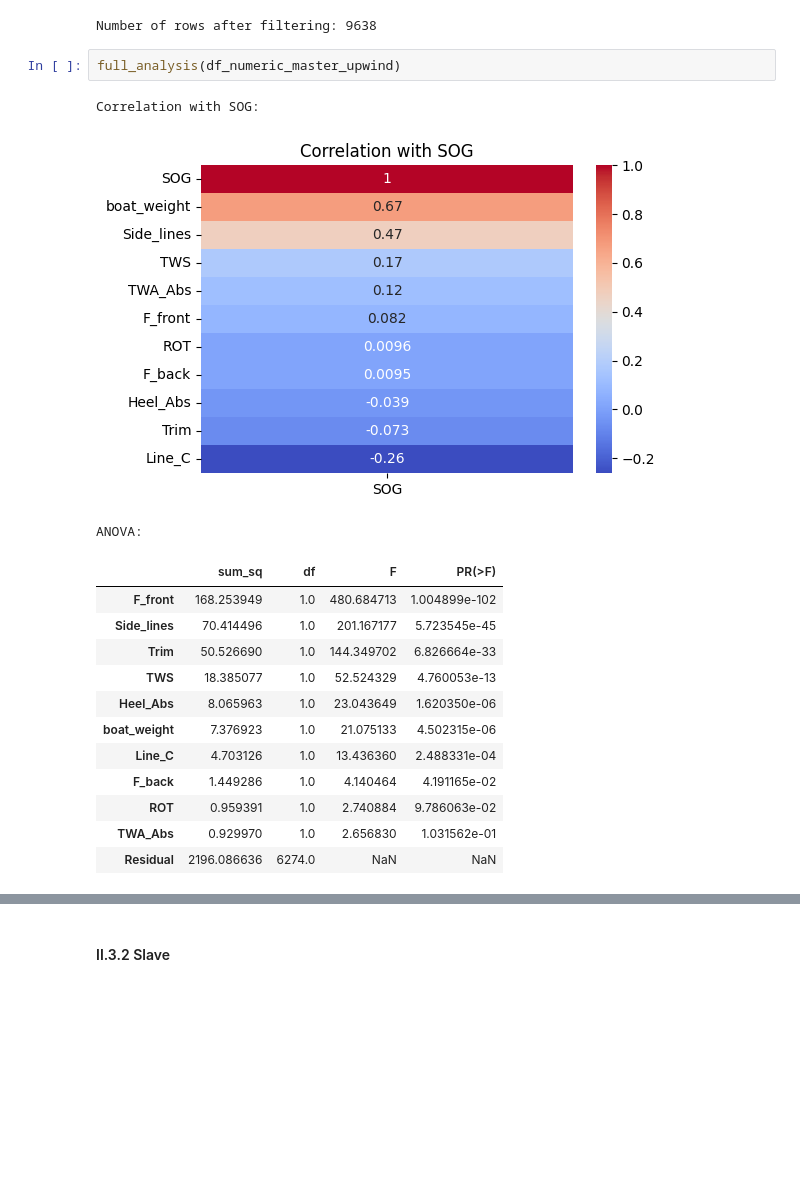
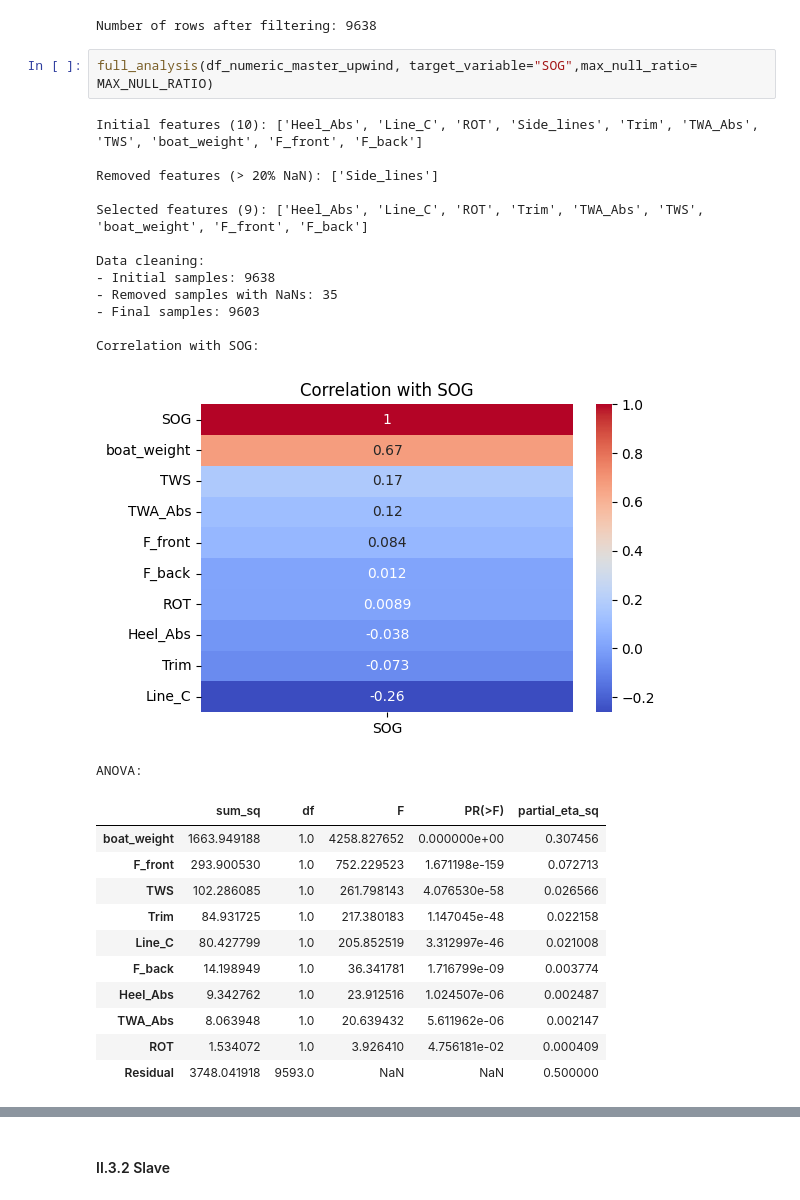
Before and after one commit to HusamJubranEPFL/FormulaKiteDataAnalysis, a Jupyter notebook: Straight Run/analysis_senseboard.ipynb, the cells around one changed output, grey strips where cells are left out. Cells and saved outputs as stored; diff of their text form; blank space fills up the shorter version.

```diff
--- a/Straight Run/analysis_senseboard.ipynb
+++ b/Straight Run/analysis_senseboard.ipynb
@@ -562,21 +364,31 @@ print(f"Number of rows after filtering: {len(df_numeric_master_upwind)}")
 # %% [output]
 Number of rows after filtering: 9638
 # %%
-full_analysis(df_numeric_master_upwind)
+full_analysis(df_numeric_master_upwind, target_variable="SOG",max_null_ratio= MAX_NULL_RATIO)
 # %% [output]
+Initial features (10): ['Heel_Abs', 'Line_C', 'ROT', 'Side_lines', 'Trim', 'TWA_Abs', 'TWS', 'boat_weight', 'F_front', 'F_back']
+
+Removed features (> 20% NaN): ['Side_lines']
+
+Selected features (9): ['Heel_Abs', 'Line_C', 'ROT', 'Trim', 'TWA_Abs', 'TWS', 'boat_weight', 'F_front', 'F_back']
+
+Data cleaning:
+- Initial samples: 9638
+- Removed samples with NaNs: 35
+- Final samples: 9603
+
 Correlation with SOG:
-[figure, old version]
+[figure, new version]
 ANOVA:
-|  | sum_sq | df | F | PR(>F) |
-| F_front | 168.253949 | 1.0 | 480.684713 | 1.004899e-102 |
-| Side_lines | 70.414496 | 1.0 | 201.167177 | 5.723545e-45 |
-| Trim | 50.526690 | 1.0 | 144.349702 | 6.826664e-33 |
-| TWS | 18.385077 | 1.0 | 52.524329 | 4.760053e-13 |
-| Heel_Abs | 8.065963 | 1.0 | 23.043649 | 1.620350e-06 |
-| boat_weight | 7.376923 | 1.0 | 21.075133 | 4.502315e-06 |
-| Line_C | 4.703126 | 1.0 | 13.436360 | 2.488331e-04 |
-| F_back | 1.449286 | 1.0 | 4.140464 | 4.191165e-02 |
-| ROT | 0.959391 | 1.0 | 2.740884 | 9.786063e-02 |
-| TWA_Abs | 0.929970 | 1.0 | 2.656830 | 1.031562e-01 |
-| Residual | 2196.086636 | 6274.0 | NaN | NaN |
+|  | sum_sq | df | F | PR(>F) | partial_eta_sq |
+| boat_weight | 1663.949188 | 1.0 | 4258.827652 | 0.000000e+00 | 0.307456 |
+| F_front | 293.900530 | 1.0 | 752.229523 | 1.671198e-159 | 0.072713 |
+| TWS | 102.286085 | 1.0 | 261.798143 | 4.076530e-58 | 0.026566 |
+| Trim | 84.931725 | 1.0 | 217.380183 | 1.147045e-48 | 0.022158 |
+| Line_C | 80.427799 | 1.0 | 205.852519 | 3.312997e-46 | 0.021008 |
+| F_back | 14.198949 | 1.0 | 36.341781 | 1.716799e-09 | 0.003774 |
+| Heel_Abs | 9.342762 | 1.0 | 23.912516 | 1.024507e-06 | 0.002487 |
+| TWA_Abs | 8.063948 | 1.0 | 20.639432 | 5.611962e-06 | 0.002147 |
+| ROT | 1.534072 | 1.0 | 3.926410 | 4.756181e-02 | 0.000409 |
+| Residual | 3748.041918 | 9593.0 | NaN | NaN | 0.500000 |
 Polynomial fit:
```
Also changed, not shown: parts of 26 cells of this notebook, 2 other files.
